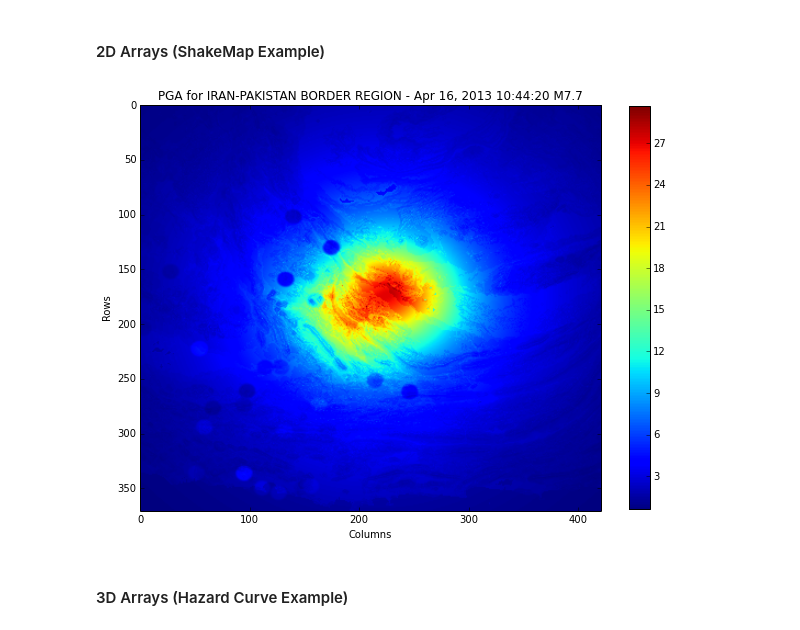
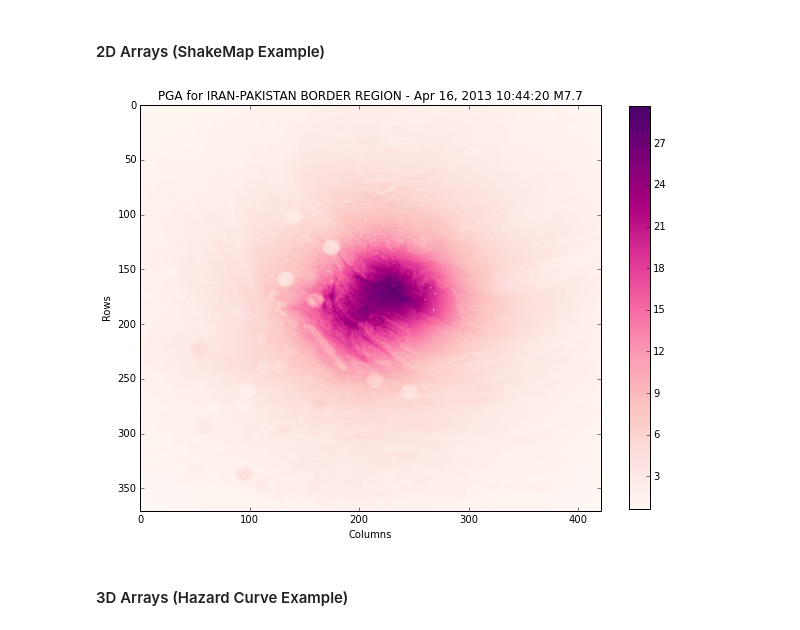
Before and after one commit to mhearne-usgs/ipythondemo, a Jupyter notebook: IPythonDemo.ipynb, the cells around one changed output. Drawn from its saved outputs; the diff is of its cells as text; code cells hidden in the pictures.

```diff
--- a/IPythonDemo.ipynb
+++ b/IPythonDemo.ipynb
@@ -182,24 +195,24 @@ Numexpr is 4.8x faster than numpy
 # %%
 from neicio.shake import ShakeGrid #ShakeGrid is a class that holds one variable of a ShakeMap grid XML file
 shakemap = ShakeGrid('grid.xml',variable='PGA')
 attributes = shakemap.getAttributes()
 fig = plt.figure(figsize=(8,8))
 ax = fig.add_axes([0,0,1.0,1.0])
-p = plt.imshow(shakemap.griddata)
+p = plt.imshow(shakemap.griddata,cmap='RdPu')
 plt.xlabel('Columns')
 plt.ylabel('Rows')
 locstr = attributes['event']['event_description']
 mag = attributes['event']['magnitude']
 datestr = attributes['event']['event_timestamp'].strftime('%b %d, %Y %H:%M:%S')
 th = plt.title('PGA for %s - %s M%.1f' % (locstr,datestr,mag))
 ch=plt.colorbar(shrink=0.7)
 
 #To save the above figure to a file, you can call the matplotlib savefig() function
 #NB: This function MUST be in the same cell as the code generating the figure
 #The formats supported by savefig() can vary, but generally speaking PNG, JPG, and PDF are well supported.
 plt.savefig('shakemap.png')
 # %% [output]
-[figure, old version]
+[figure, new version]
 # %%
 #extra code cell to clean the PNG file made above - delete or don't execute this cell if you want to keep it
 #Any system command can be run from IPython by preceding it with "!"
```
Also changed, not shown: parts of 14 cells of this notebook, 1 other file.
